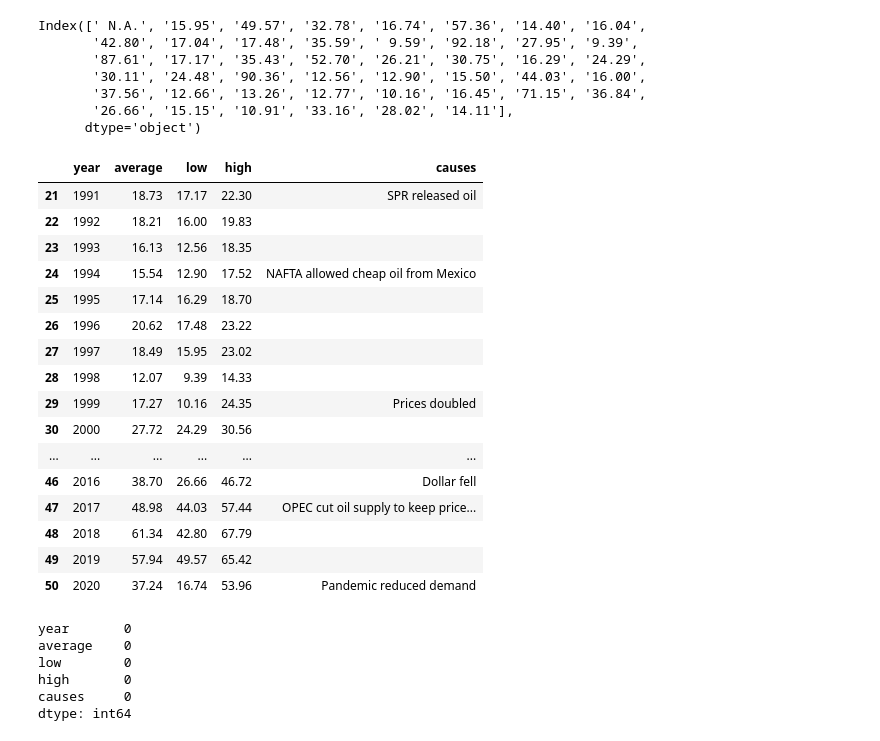
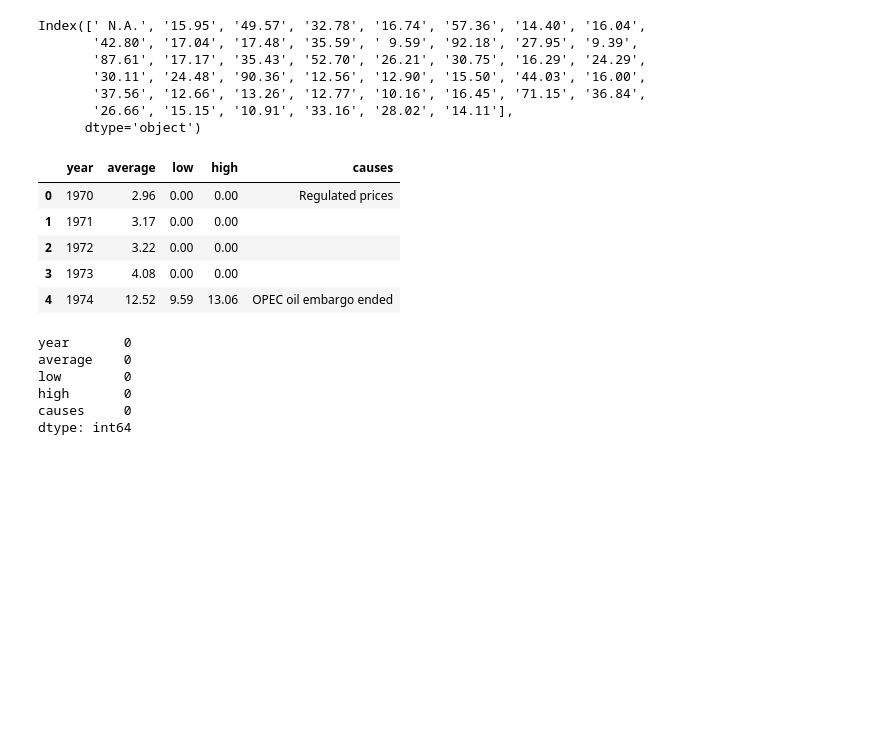
Before and after one commit to Ayomi-tech/Silver-Price-and-Oil-Price-interaction, a Jupyter notebook: Scrapping_oil_price_example1.ipynb, the cells around one changed output. Cells and saved outputs as stored; diff of their text form; code cells hidden in the pictures; blank space fills up the shorter version.

```diff
--- a/Scrapping_oil_price_example1.ipynb
+++ b/Scrapping_oil_price_example1.ipynb
@@ -206,24 +219,13 @@ Index([' N.A.', '15.95', '49.57', '32.78', '16.74', '57.36', '14.40', '16.04',
 df.loc[df["low"] == " N.A.", ["low","high"]] = 0
-# %%
-df.tail(30)
-# %% [output]
-|  | year | average | low | high | causes |
-| 21 | 1991 | 18.73 | 17.17 | 22.30 | SPR released oil |
-| 22 | 1992 | 18.21 | 16.00 | 19.83 |  |
-| 23 | 1993 | 16.13 | 12.56 | 18.35 |  |
-| 24 | 1994 | 15.54 | 12.90 | 17.52 | NAFTA allowed cheap oil from Mexico |
-| 25 | 1995 | 17.14 | 16.29 | 18.70 |  |
-| 26 | 1996 | 20.62 | 17.48 | 23.22 |  |
-| 27 | 1997 | 18.49 | 15.95 | 23.02 |  |
-| 28 | 1998 | 12.07 | 9.39 | 14.33 |  |
-| 29 | 1999 | 17.27 | 10.16 | 24.35 | Prices doubled |
-| 30 | 2000 | 27.72 | 24.29 | 30.56 |  |
-| ... | ... | ... | ... | ... | ... |
-| 46 | 2016 | 38.70 | 26.66 | 46.72 | Dollar fell |
-| 47 | 2017 | 48.98 | 44.03 | 57.44 | OPEC cut oil supply to keep price... |
-| 48 | 2018 | 61.34 | 42.80 | 67.79 |  |
-| 49 | 2019 | 57.94 | 49.57 | 65.42 |  |
-| 50 | 2020 | 37.24 | 16.74 | 53.96 | Pandemic reduced demand |
+# %%
+df.head()
+# %% [output]
+|  | year | average | low | high | causes |
+| 0 | 1970 | 2.96 | 0.00 | 0.00 | Regulated prices |
+| 1 | 1971 | 3.17 | 0.00 | 0.00 |  |
+| 2 | 1972 | 3.22 | 0.00 | 0.00 |  |
+| 3 | 1973 | 4.08 | 0.00 | 0.00 |  |
+| 4 | 1974 | 12.52 | 9.59 | 13.06 | OPEC oil embargo ended |
 # %%
 df.low = df.low.astype(float)
 df.high = df.high.astype(float)
```
Also changed, not shown: parts of 8 cells of this notebook, 1 other file.
